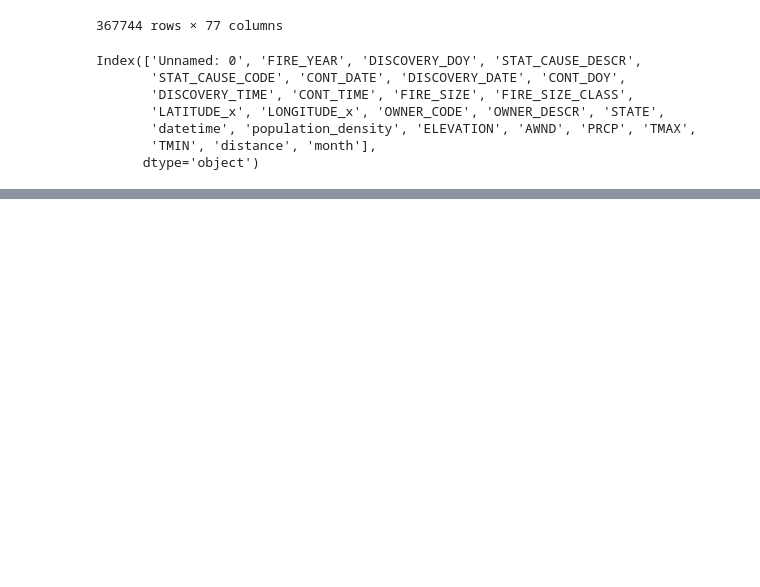
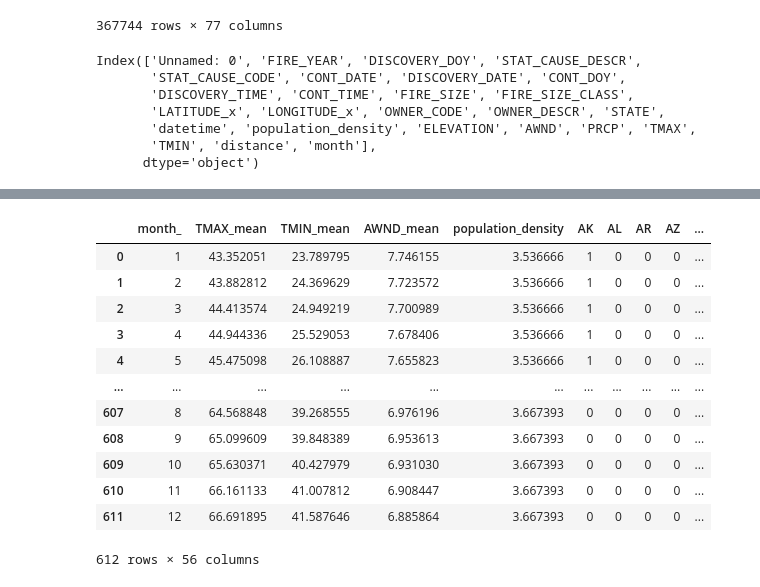
Before and after one commit to huruifu/733-project, a Jupyter notebook: monthly_automl.ipynb, the cells around one changed output, grey strips where cells are left out. Saved outputs shown, nothing was run; the diff lists cells and outputs as text; code cells hidden in the pictures; blank space fills up the shorter version.

```diff
--- a/monthly_automl.ipynb
+++ b/monthly_automl.ipynb
@@ -150,0 +152,14 @@ Train R2 score: 0.9374131415476447
+# %%
+TMAX_predict = temp.groupby(['FIRE_YEAR', 'month', 'STATE']).agg({'TMAX' : 'mean'}).reset_index()
+encoding = pd.get_dummies(TMAX_predict.STATE)
+TMAX_predict = TMAX_predict.join(encoding)
+y = TMAX_predict['TMAX']
+x = TMAX_predict.drop(['STATE', 'TMAX'], axis=1)
+TMAX_model = LinearRegression().fit(x, y)
+# %%
+TMIN_predict = temp.groupby(['FIRE_YEAR', 'month', 'STATE']).agg({'TMIN' : 'mean'}).reset_index()
+encoding = pd.get_dummies(TMIN_predict.STATE)
+TMIN_predict = TMIN_predict.join(encoding)
+y = TMIN_predict['TMIN']
+x = TMIN_predict.drop(['STATE', 'TMIN'], axis=1)
+TMIN_model = LinearRegression().fit(x, y)
@@ -150,0 +212,29 @@ Train R2 score: 0.9374131415476447
+# %%
+AWND_2022 = AWND_model.predict(input_df)
+TMIN_2022 = TMIN_model.predict(input_df)
+TMAX_2022 = TMAX_model.predict(input_df)
+# %%
+raw['TMAX_mean'] = TMAX_2022
+raw['TMIN_mean'] = TMIN_2022
+raw['AWND_mean'] = AWND_2022
+mean_pd = df[df['population_density']>=0].groupby('STATE')['population_density'].mean().reset_index()
+raw = raw.merge(mean_pd, how='inner', on='STATE')
+raw.join(pd.get_dummies(raw.STATE))
+input_2022 = raw.join(pd.get_dummies(raw.STATE))
+input_2022
+input_2022 = input_2022.drop(['STATE', 'FIRE_YEAR'], axis=1)
+input_2022
+# %% [output]
+|  | month_ | TMAX_mean | TMIN_mean | AWND_mean | population_density | AK | AL | AR | AZ | ... |
+| 0 | 1 | 43.352051 | 23.789795 | 7.746155 | 3.536666 | 1 | 0 | 0 | 0 | ... |
+| 1 | 2 | 43.882812 | 24.369629 | 7.723572 | 3.536666 | 1 | 0 | 0 | 0 | ... |
+| 2 | 3 | 44.413574 | 24.949219 | 7.700989 | 3.536666 | 1 | 0 | 0 | 0 | ... |
+| 3 | 4 | 44.944336 | 25.529053 | 7.678406 | 3.536666 | 1 | 0 | 0 | 0 | ... |
+| 4 | 5 | 45.475098 | 26.108887 | 7.655823 | 3.536666 | 1 | 0 | 0 | 0 | ... |
+| ... | ... | ... | ... | ... | ... | ... | ... | ... | ... | ... |
+| 607 | 8 | 64.568848 | 39.268555 | 6.976196 | 3.667393 | 0 | 0 | 0 | 0 | ... |
+| 608 | 9 | 65.099609 | 39.848389 | 6.953613 | 3.667393 | 0 | 0 | 0 | 0 | ... |
+| 609 | 10 | 65.630371 | 40.427979 | 6.931030 | 3.667393 | 0 | 0 | 0 | 0 | ... |
+| 610 | 11 | 66.161133 | 41.007812 | 6.908447 | 3.667393 | 0 | 0 | 0 | 0 | ... |
+| 611 | 12 | 66.691895 | 41.587646 | 6.885864 | 3.667393 | 0 | 0 | 0 | 0 | ... |
+612 rows × 56 columns
```
Also changed, not shown: parts of 14 cells of this notebook, 2 other files.
